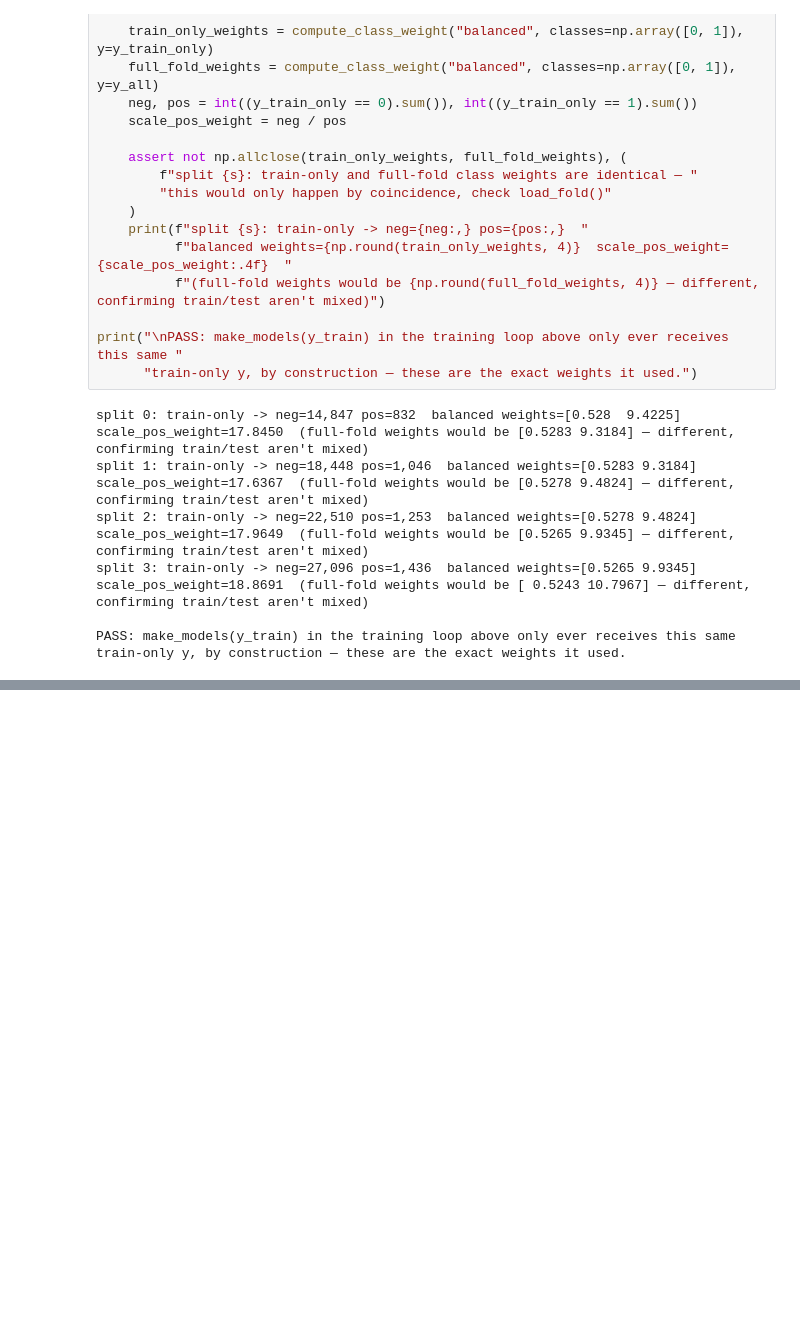
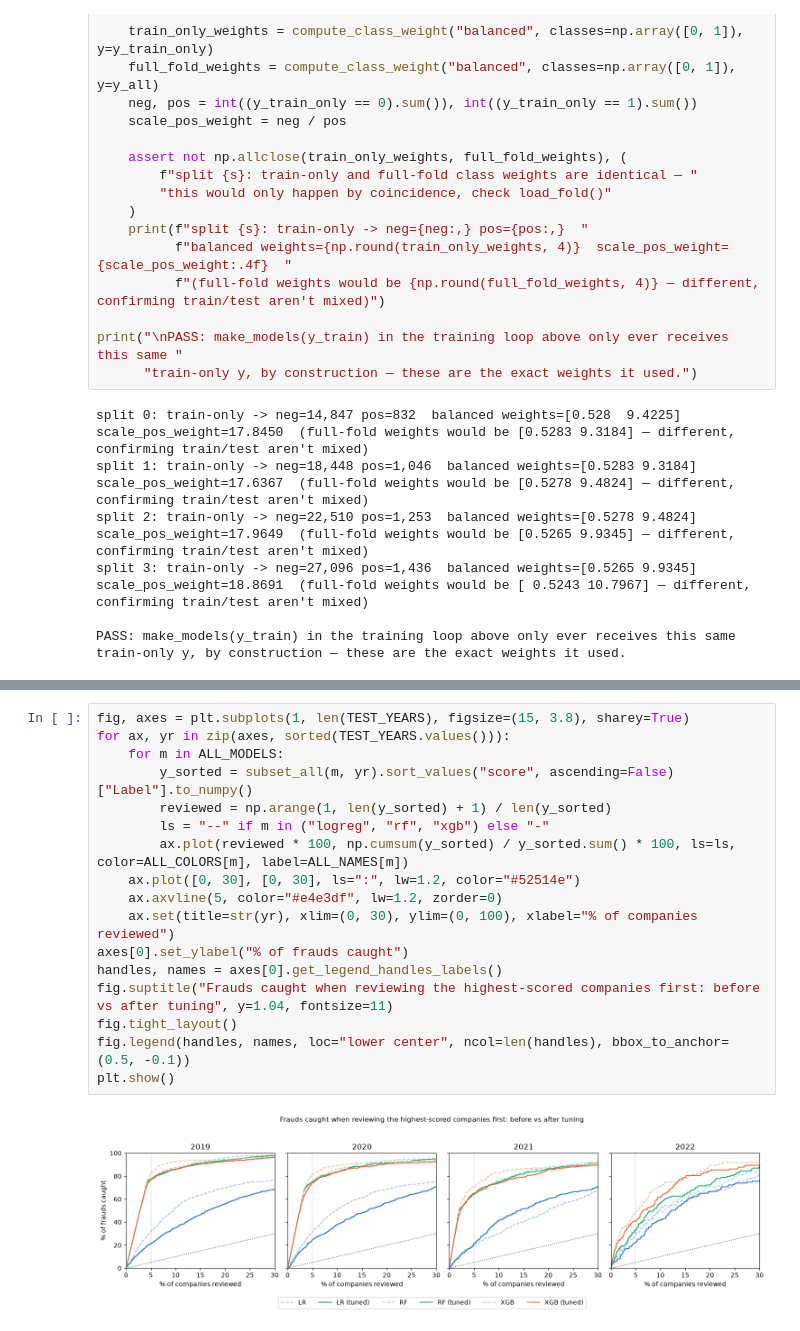
Before and after one commit to iiank/BT4012-Group14, a Jupyter notebook: notebook/model_classical.ipynb, the cells around one changed output, grey strips where cells are left out. Cells and saved outputs as stored; diff of their text form; blank space fills up the shorter version.

```diff
--- a/notebook/model_classical.ipynb
+++ b/notebook/model_classical.ipynb
@@ -314,0 +617,19 @@ PASS: make_models(y_train) in the training loop above only ever receives this sa
+# %%
+fig, axes = plt.subplots(1, len(TEST_YEARS), figsize=(15, 3.8), sharey=True)
+for ax, yr in zip(axes, sorted(TEST_YEARS.values())):
+    for m in ALL_MODELS:
+        y_sorted = subset_all(m, yr).sort_values("score", ascending=False)["Label"].to_numpy()
+        reviewed = np.arange(1, len(y_sorted) + 1) / len(y_sorted)
+        ls = "--" if m in ("logreg", "rf", "xgb") else "-"
+        ax.plot(reviewed * 100, np.cumsum(y_sorted) / y_sorted.sum() * 100, ls=ls, color=ALL_COLORS[m], label=ALL_NAMES[m])
+    ax.plot([0, 30], [0, 30], ls=":", lw=1.2, color="#52514e")
+    ax.axvline(5, color="#e4e3df", lw=1.2, zorder=0)
+    ax.set(title=str(yr), xlim=(0, 30), ylim=(0, 100), xlabel="% of companies reviewed")
+axes[0].set_ylabel("% of frauds caught")
+handles, names = axes[0].get_legend_handles_labels()
+fig.suptitle("Frauds caught when reviewing the highest-scored companies first: before vs after tuning", y=1.04, fontsize=11)
+fig.tight_layout()
+fig.legend(handles, names, loc="lower center", ncol=len(handles), bbox_to_anchor=(0.5, -0.1))
+plt.show()
+# %% [output]
+[figure, added]
```
Also changed, not shown: parts of 14 cells of this notebook.
